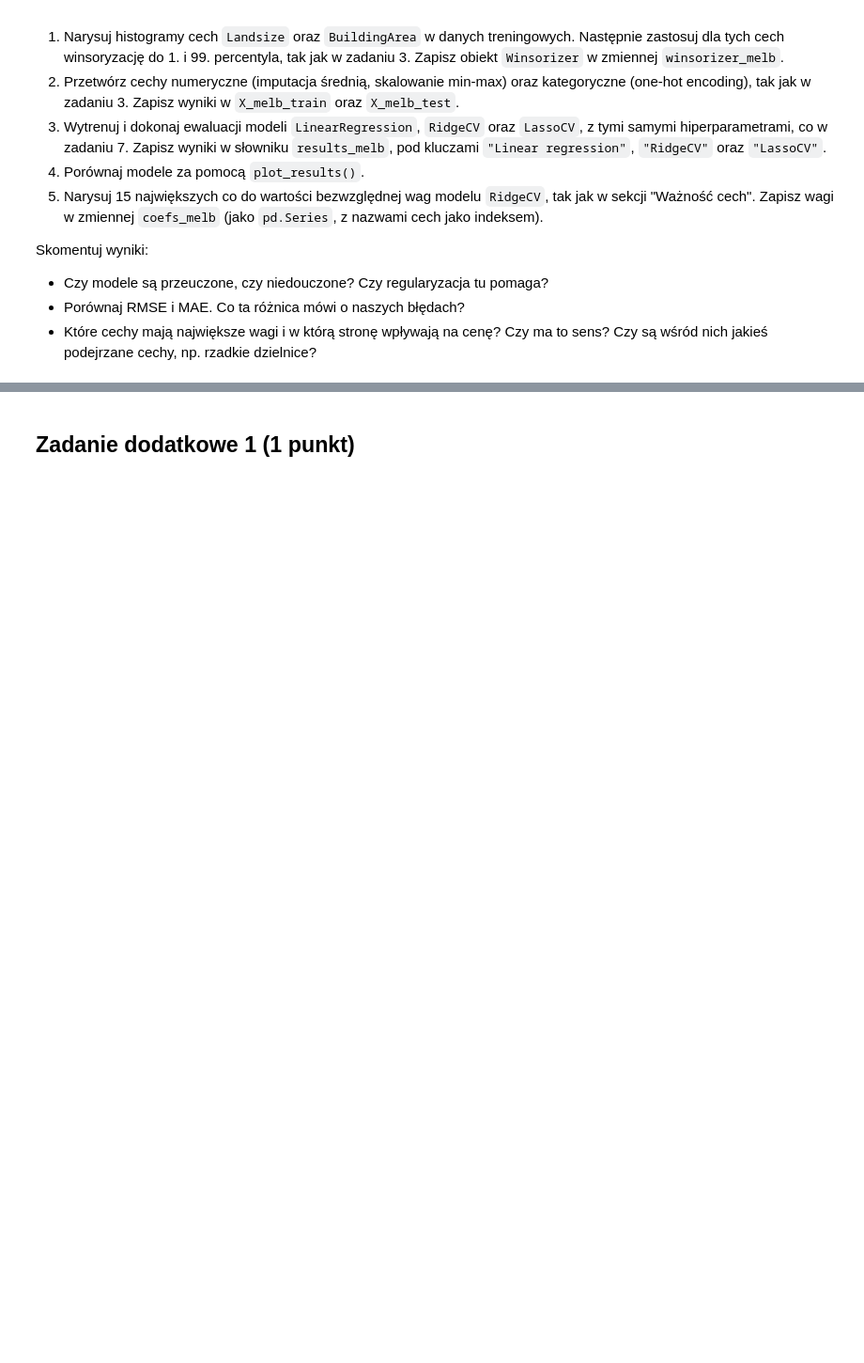
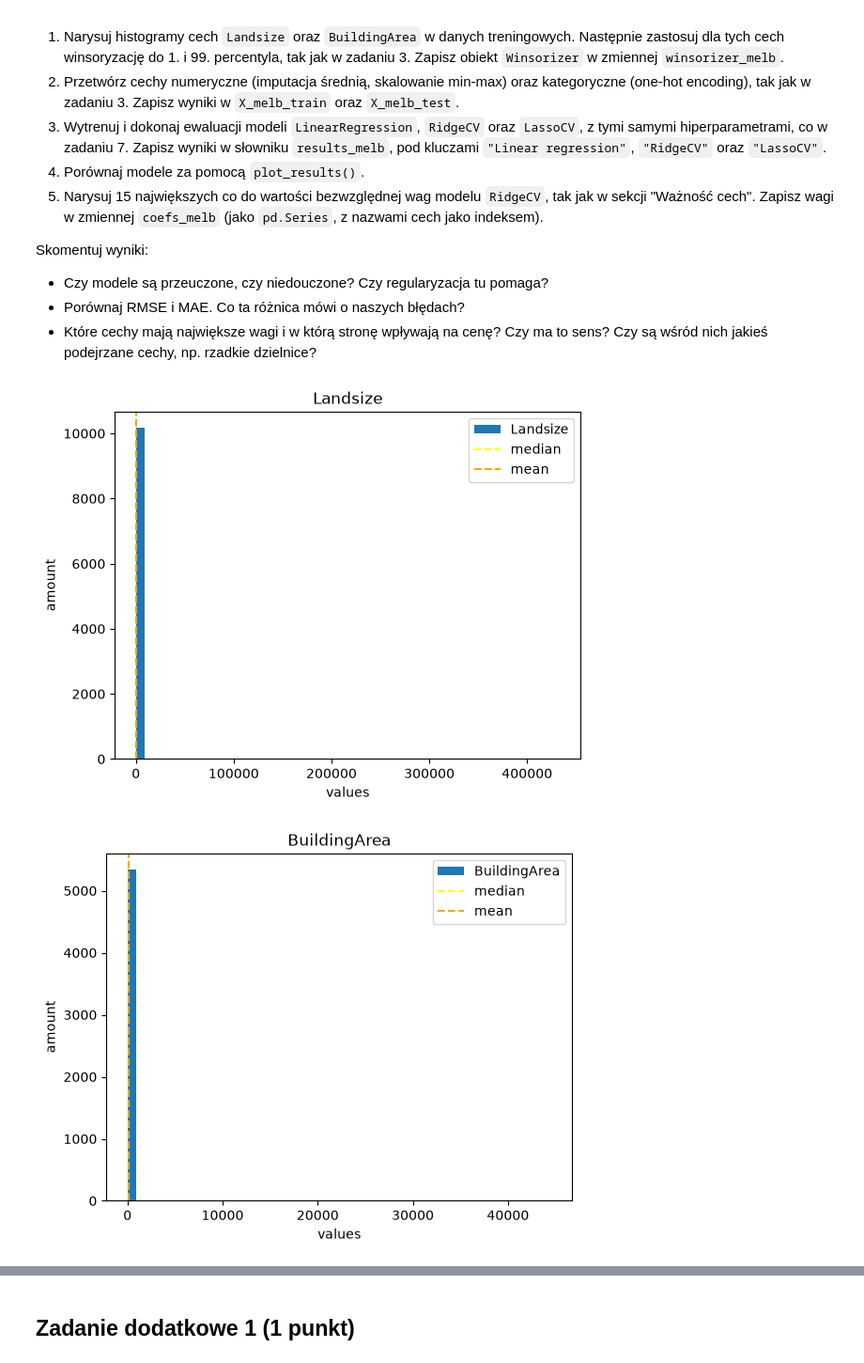
Before and after one commit to tosu-doku/podstawy-sztucznej-inteligencji, a Jupyter notebook: lab1/lab_1.ipynb, the cells around one changed output, grey strips where cells are left out. Shown at 94% size. Drawn from its saved outputs; the diff is of its cells as text; code cells hidden in the pictures; blank space fills up the shorter version.

```diff
--- a/lab1/lab_1.ipynb
+++ b/lab1/lab_1.ipynb
@@ -1329,0 +1455,70 @@ Skomentuj wyniki:
+# %%
+# 1
+plot_distribution(values=X_melb_train_raw["Landsize"], title="Landsize")
+plot_distribution(values=X_melb_train_raw["BuildingArea"], title = "BuildingArea")
+
+# turn off missing values ignore warning
+import warnings
+
+with warnings.catch_warnings():
+    warnings.filterwarnings("ignore", message="Found unknown categories")
+    winsorizer_melb = Winsorizer(variables=["Landsize", "BuildingArea"], capping_method="quantiles", tail="both", fold=0.01, missing_values="ignore")
+    X_melb_train = winsorizer_melb.fit_transform(X_melb_train_raw)
+    X_melb_test = winsorizer_melb.transform(X_melb_test_raw)
+
+    # 2
+    # separate into numerical and categorical
+    X_melb_train_num = X_melb_train[numerical_features_melb]
+    X_melb_test_num = X_melb_test[numerical_features_melb]
+    X_melb_train_cat = X_melb_train[categorical_features_melb]
+    X_melb_test_cat = X_melb_test[categorical_features_melb]
+
+    imputer_melb = SimpleImputer(strategy="mean")
+    X_melb_train_num = imputer_melb.fit_transform(X_melb_train_num)
+    X_melb_test_num = imputer_melb.transform(X_melb_test_num)
+
+    scaler_melb = MinMaxScaler() #0-1 by default
+    X_melb_train_num = scaler_melb.fit_transform(X_melb_train_num)
+    X_melb_test_num = scaler_melb.transform(X_melb_test_num)
+
+    # categorical features
+    one_hot_encoder = OneHotEncoder(drop="first",handle_unknown="ignore",sparse_output=False)
+    X_melb_train_cat = one_hot_encoder.fit_transform(X_melb_train_cat)
+    X_melb_test_cat = one_hot_encoder.transform(X_melb_test_cat)
+
+    # combine features
+    X_melb_train = pd.concat([X_melb_train_num,X_melb_train_cat],axis='columns')
+    X_melb_test = pd.concat([X_melb_test_num, X_melb_test_cat],axis='columns')
+
+# 3
+
+linear_melb = LinearRegression()
+linear_melb.fit(X_melb_train, y_melb_train)
+
+reg_ridge_cv_melb = RidgeCV(alphas = np.logspace(-3,3,100))
+reg_ridge_cv_melb.fit(X_melb_train,y_melb_train)
+
+reg_lasso_cv_melb = LassoCV(alphas = 100, cv=5, random_state=0, max_iter=10000)
+reg_lasso_cv_melb.fit(X_melb_train,y_melb_train)
+
+results_melb = {}
+
+for name, model in zip(["Linear regression","RidgeCV","LassoCV"], [linear_melb, reg_ridge_cv_melb, reg_lasso_cv_melb]):
+    results_melb[name] = evaluate_model(model, X_melb_train, X_melb_test, y_melb_train, y_melb_test)
+
+# 4
+plot_results(results=results_melb, title="Compare models for Melbourne")
+
+# 5
+coefs_melb = pd.Series(reg_ridge_cv_melb.coef_, index=reg_ridge_cv_melb.feature_names_in_)
+top_coefs_melb = coefs_melb.loc[coefs_melb.abs().sort_values().index[-15:]]
+colors = ["blue" if coef_melb > 0 else "orange" for coef_melb in top_coefs_melb]
+
+ax = top_coefs_melb.plot.barh(figsize=(8, 7), color=colors)
+ax.axvline(0, color="gray", lw=1)
+ax.set_title("15 largest weights, ridge regression")
+ax.set_xlabel("Weight (blue - increases price, orange - decreases price)")
+plt.show()
+# %% [output]
+[figure, added]
+[figure, added]
```
Also changed, not shown: parts of 17 cells of this notebook.
